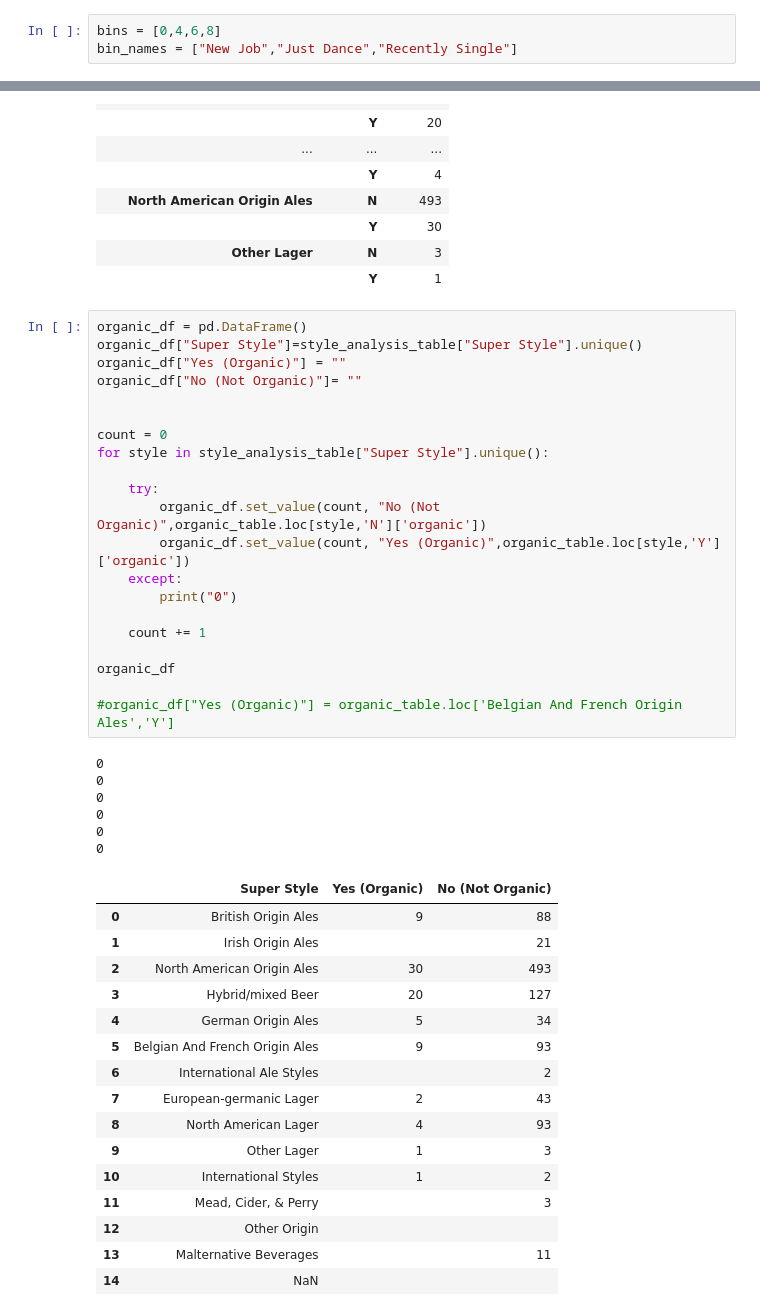
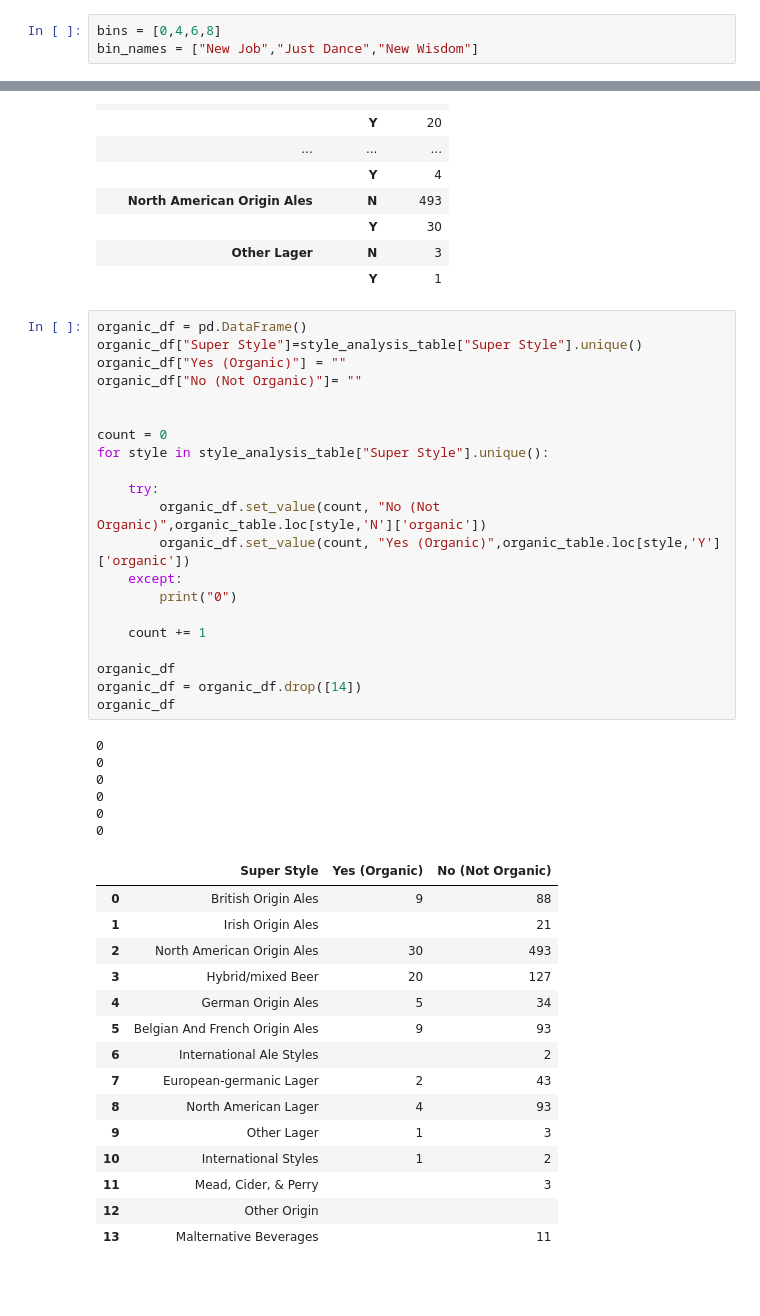
Before and after one commit to sponre01/project-one, a Jupyter notebook: Starter_Code_ML.ipynb, the cells around one changed output, grey strips where cells are left out. Saved outputs shown, nothing was run; the diff lists cells and outputs as text; blank space fills up the shorter version.

```diff
--- a/Starter_Code_ML.ipynb
+++ b/Starter_Code_ML.ipynb
@@ -194,7 +196,7 @@ style_analysis_table
 1160 rows × 6 columns
 # %%
 bins = [0,4,6,8]
-bin_names = ["New Job","Just Dance","Recently Single"]
+bin_names = ["New Job","Just Dance","New Wisdom"]
 # %%
 style_analysis_table["Play"]=pd.cut(style_analysis_table["abv"],bins,labels=bin_names)
 style_analysis_table
@@ -302,33 +304,32 @@ for style in style_analysis_table["Super Style"].unique():
         organic_df.set_value(count, "No (Not Organic)",organic_table.loc[style,'N']['organic'])
         organic_df.set_value(count, "Yes (Organic)",organic_table.loc[style,'Y']['organic'])
     except:
         print("0")
 
     count += 1
 
 organic_df
-
-#organic_df["Yes (Organic)"] = organic_table.loc['Belgian And French Origin Ales','Y']
+organic_df = organic_df.drop([14])
+organic_df
 # %% [output]
 0
 0
 0
 0
 0
 0
 |  | Super Style | Yes (Organic) | No (Not Organic) |
 | 0 | British Origin Ales | 9 | 88 |
 | 1 | Irish Origin Ales |  | 21 |
 | 2 | North American Origin Ales | 30 | 493 |
 | 3 | Hybrid/mixed Beer | 20 | 127 |
 | 4 | German Origin Ales | 5 | 34 |
 | 5 | Belgian And French Origin Ales | 9 | 93 |
 | 6 | International Ale Styles |  | 2 |
 | 7 | European-germanic Lager | 2 | 43 |
 | 8 | North American Lager | 4 | 93 |
 | 9 | Other Lager | 1 | 3 |
 | 10 | International Styles | 1 | 2 |
 | 11 | Mead, Cider, & Perry |  | 3 |
 | 12 | Other Origin |  |  |
 | 13 | Malternative Beverages |  | 11 |
-| 14 | NaN |  |  |
```
Also changed, not shown: parts of 9 cells of this notebook, 4 other files.
